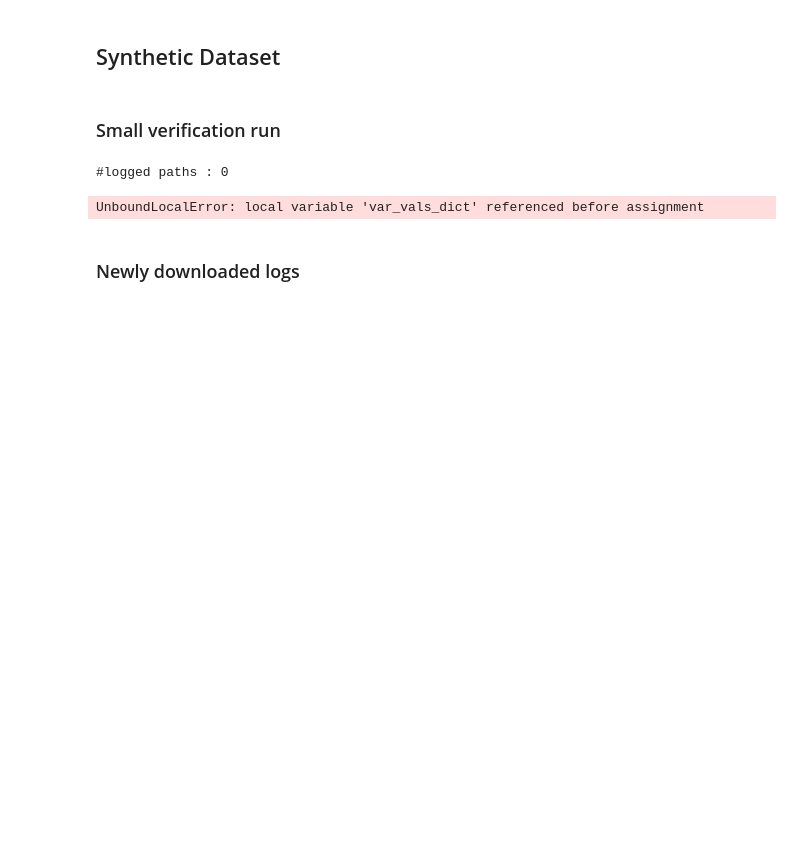
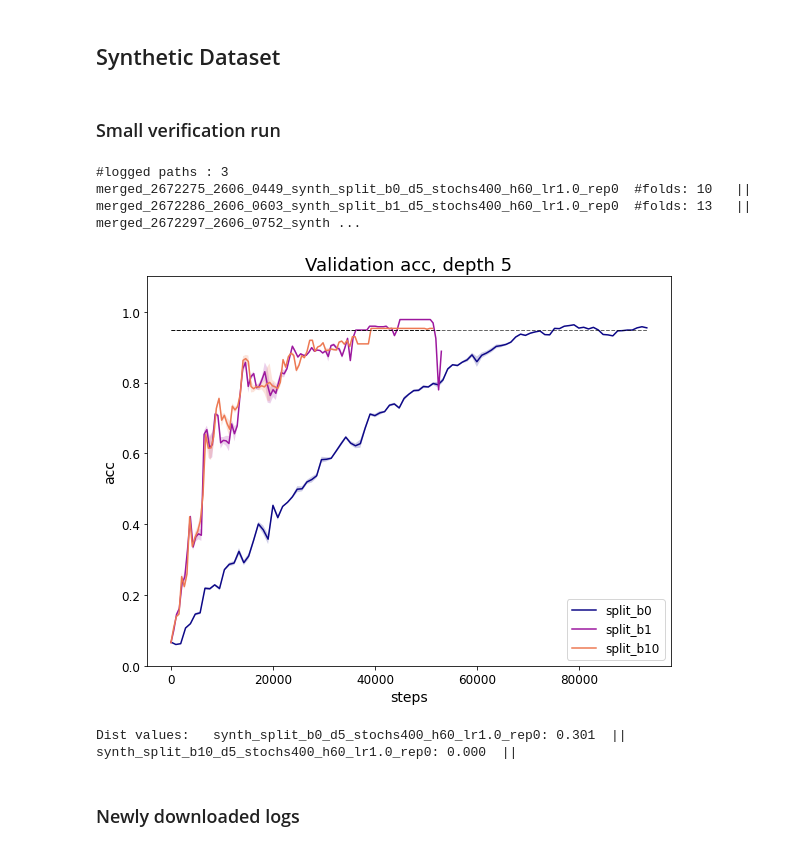
Before and after one commit to jeromel05/Ultrametric-benchmark-v2, a Jupyter notebook: notebooks/postprocessing_metrics.ipynb, the cells around one changed output. Drawn from its saved outputs; the diff is of its cells as text; code cells hidden in the pictures; blank space fills up the shorter version.

```diff
--- a/notebooks/postprocessing_metrics.ipynb
+++ b/notebooks/postprocessing_metrics.ipynb
@@ -681,28 +681,30 @@ mode_list = ['um', 'split']
 # %%
 integral_values_dict_um, integral_values_dict_split, res_dict = dict(), dict(), dict()
 #patts_to_search = ['synth(?:corr)*_um_b[0-9]*_d5_h60_lr2', 'synth(?:corr)*_um_b[0-9]*_d6_+h120_lr2', 'synth(?:corr)*_um_b[0-9]*_d7_+h250_lr2', 'synth(?:corr)*_um_b[0-9]*_d8_+h500_lr5'] # 'synth_um_b[01]*_d9_h1000_lr5']
 patts_to_search = ['synth_split_b[0-9]*_d5_s400', 'synth_split_b[0-9]*_d6_s400',
                    'synth_split_b[0-9]*_d7_s[0-9]*','synthcorr_split_b[0-9]*_d5',
                    'synthcorr_um_b[0-9]*_d6', 'synth_split_b[0-9]*_d5_stoch']
 
 patts_to_search = ['synth_split_b(1|500)_d7_s[0-9]*']
-patts_to_search = ['b(0|1|100|400|800)']
+patts_to_search = ['stoch']
 
 #patts_to_search = ['synth_split_b[0-9]*_d5_stoch'] # only stoch
 #patts_to_search = ['synthcorr_um_b[0-9]*_d6'] # only corr
 
 # MERGED_LOG_PATH DL_LOG_PATH SPLIT_MERGED_LOG_PATH TO_MERGE_LOG_PATH MERGED_CORR_LOG_PATH
 # MERGED_STOCH_LOG_PATH EXPERIMENTAL_LOG_PATH TO_MERGE_LOG_PATH
 
 for patt in patts_to_search:
-    val_accs_dict, var_vals_dict = plot_runs_w_regex(patt, 0.3, TO_MERGE_LOG_PATH,
+    val_accs_dict, var_vals_dict = plot_runs_w_regex(patt, 0.3, MERGED_STOCH_LOG_PATH,
                                                      verbose=0, delete_dir=False, debug=False)
     integral_values, integral_values_lb, integral_values_ub, name, b0_max_idx=compute_integral_values(val_accs_dict, var_vals_dict)
     print_dict(integral_values)
     res_dict[name] = (integral_values, b0_max_idx)
 # %% [output]
-#logged paths : 0
+#logged paths : 3
+merged_2672275_2606_0449_synth_split_b0_d5_stochs400_h60_lr1.0_rep0  #folds: 10   || merged_2672286_2606_0603_synth_split_b1_d5_stochs400_h60_lr1.0_rep0  #folds: 13   || merged_2672297_2606_0752_synth ...
+[figure, added]
-UnboundLocalError: local variable 'var_vals_dict' referenced before assignment
+Dist values:   synth_split_b0_d5_stochs400_h60_lr1.0_rep0: 0.301  || synth_split_b10_d5_stochs400_h60_lr1.0_rep0: 0.000  ||
 # %% [markdown]
 ### Newly downloaded logs
 # %%
```
Also changed, not shown: parts of 1 cell of this notebook, 6 other files.
